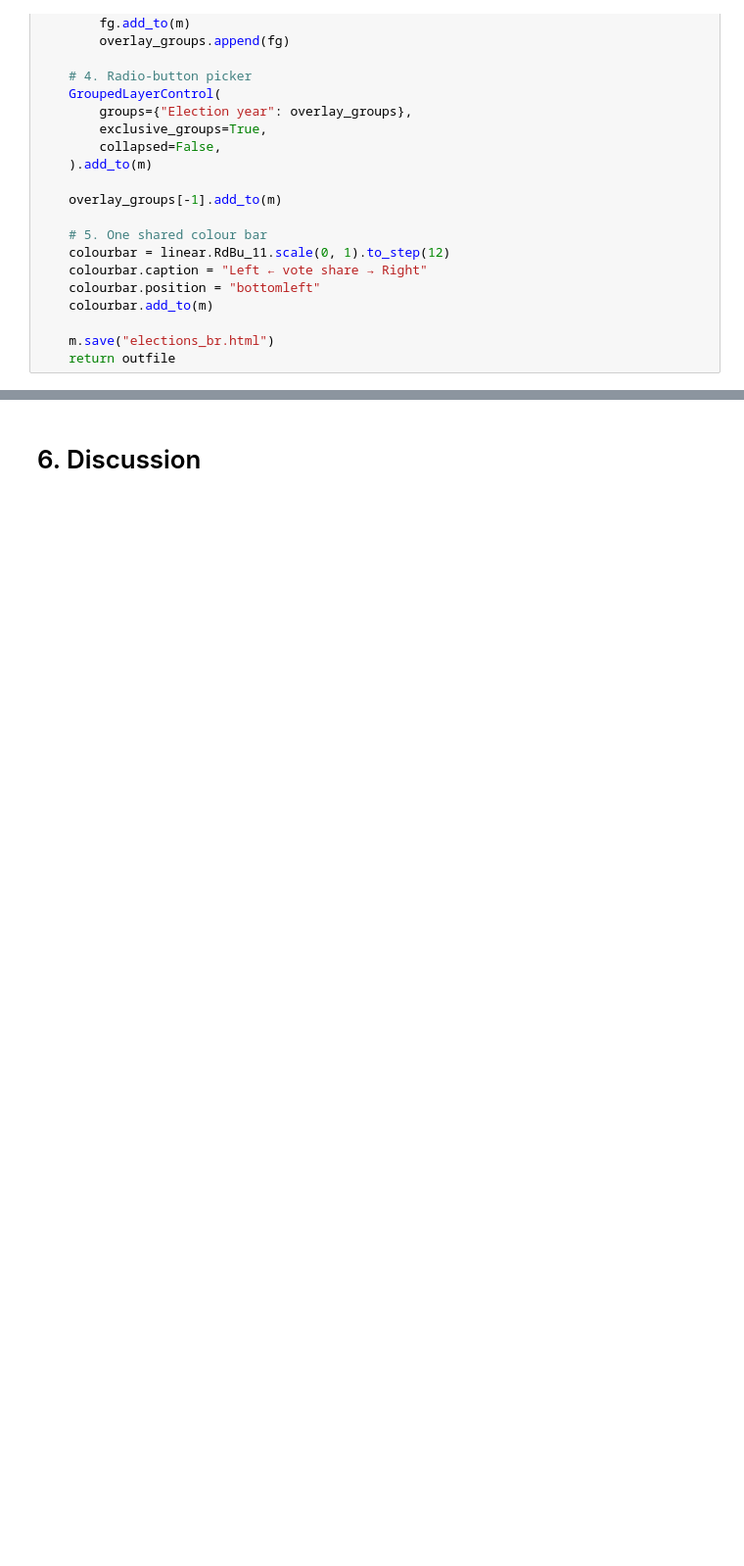
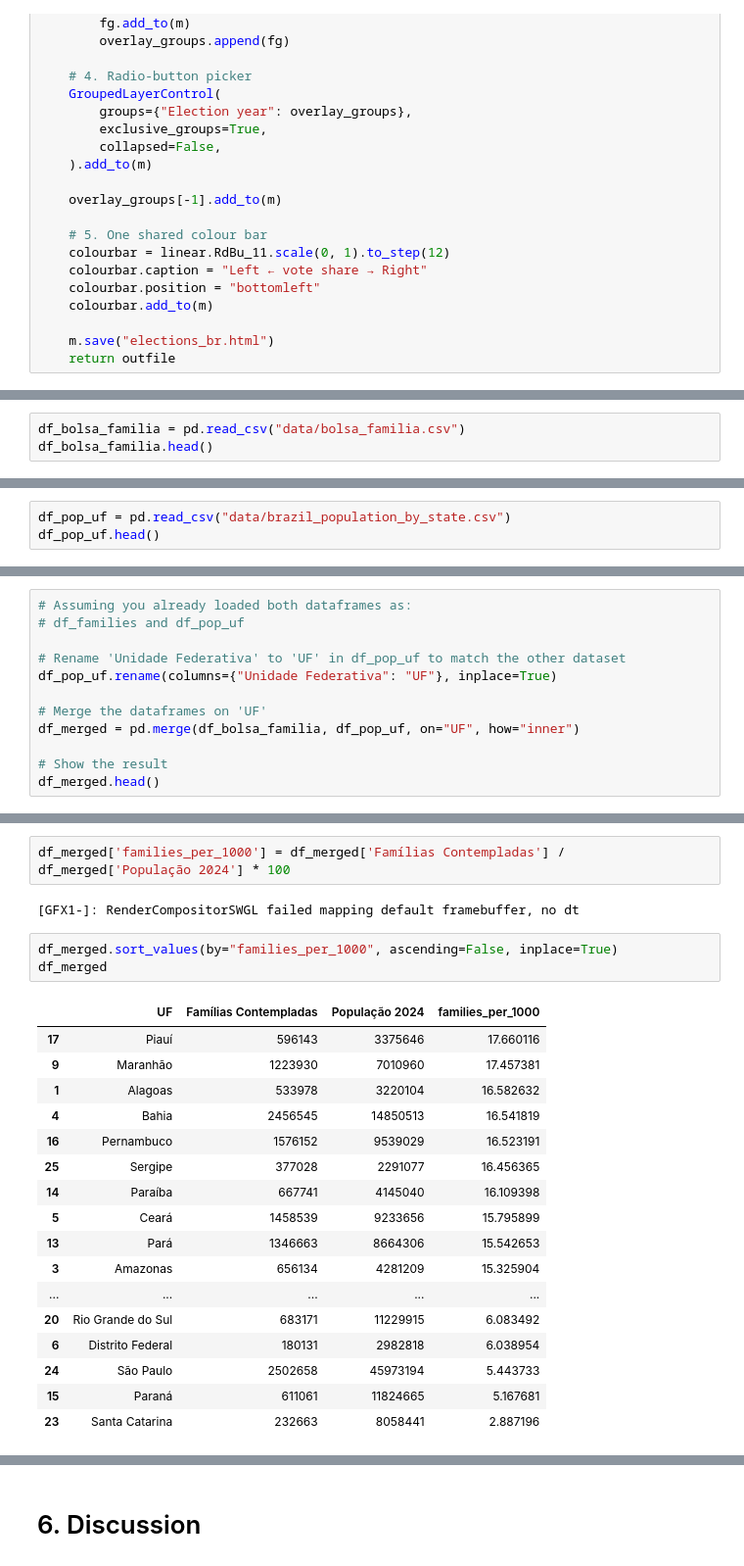
Before and after one commit to alonakonst/alonakonst.github.io, a Jupyter notebook: notebook.ipynb, the cells around one changed output, grey strips where cells are left out. Shown at 98% size. Saved outputs shown, nothing was run; the diff lists cells and outputs as text; blank space fills up the shorter version.

```diff
--- a/notebook.ipynb
+++ b/notebook.ipynb
@@ -1321,0 +1722,3 @@ print(f"wrote: {path}")
+# %%
+df_bolsa_familia = pd.read_csv("data/bolsa_familia.csv")
+df_bolsa_familia.head()
@@ -1321,0 +1732,3 @@ print(f"wrote: {path}")
+# %%
+df_pop_uf = pd.read_csv("data/brazil_population_by_state.csv")
+df_pop_uf.head()
@@ -1321,0 +1742,12 @@ print(f"wrote: {path}")
+# %%
+# Assuming you already loaded both dataframes as:
+# df_families and df_pop_uf
+
+# Rename 'Unidade Federativa' to 'UF' in df_pop_uf to match the other dataset
+df_pop_uf.rename(columns={"Unidade Federativa": "UF"}, inplace=True)
+
+# Merge the dataframes on 'UF'
+df_merged = pd.merge(df_bolsa_familia, df_pop_uf, on="UF", how="inner")
+
+# Show the result
+df_merged.head()
@@ -1321,0 +1761,25 @@ print(f"wrote: {path}")
+# %%
+df_merged['families_per_1000'] = df_merged['Famílias Contempladas'] / df_merged['População 2024'] * 100
+# %% [output]
+[GFX1-]: RenderCompositorSWGL failed mapping default framebuffer, no dt
+# %%
+df_merged.sort_values(by="families_per_1000", ascending=False, inplace=True)
+df_merged
+# %% [output]
+|  | UF | Famílias Contempladas | População 2024 | families_per_1000 |
+| 17 | Piauí | 596143 | 3375646 | 17.660116 |
+| 9 | Maranhão | 1223930 | 7010960 | 17.457381 |
+| 1 | Alagoas | 533978 | 3220104 | 16.582632 |
+| 4 | Bahia | 2456545 | 14850513 | 16.541819 |
+| 16 | Pernambuco | 1576152 | 9539029 | 16.523191 |
+| 25 | Sergipe | 377028 | 2291077 | 16.456365 |
+| 14 | Paraíba | 667741 | 4145040 | 16.109398 |
+| 5 | Ceará | 1458539 | 9233656 | 15.795899 |
+| 13 | Pará | 1346663 | 8664306 | 15.542653 |
+| 3 | Amazonas | 656134 | 4281209 | 15.325904 |
+| ... | ... | ... | ... | ... |
+| 20 | Rio Grande do Sul | 683171 | 11229915 | 6.083492 |
+| 6 | Distrito Federal | 180131 | 2982818 | 6.038954 |
+| 24 | São Paulo | 2502658 | 45973194 | 5.443733 |
+| 15 | Paraná | 611061 | 11824665 | 5.167681 |
+| 23 | Santa Catarina | 232663 | 8058441 | 2.887196 |
```
Also changed, not shown: parts of 57 cells of this notebook, 13 other files.
